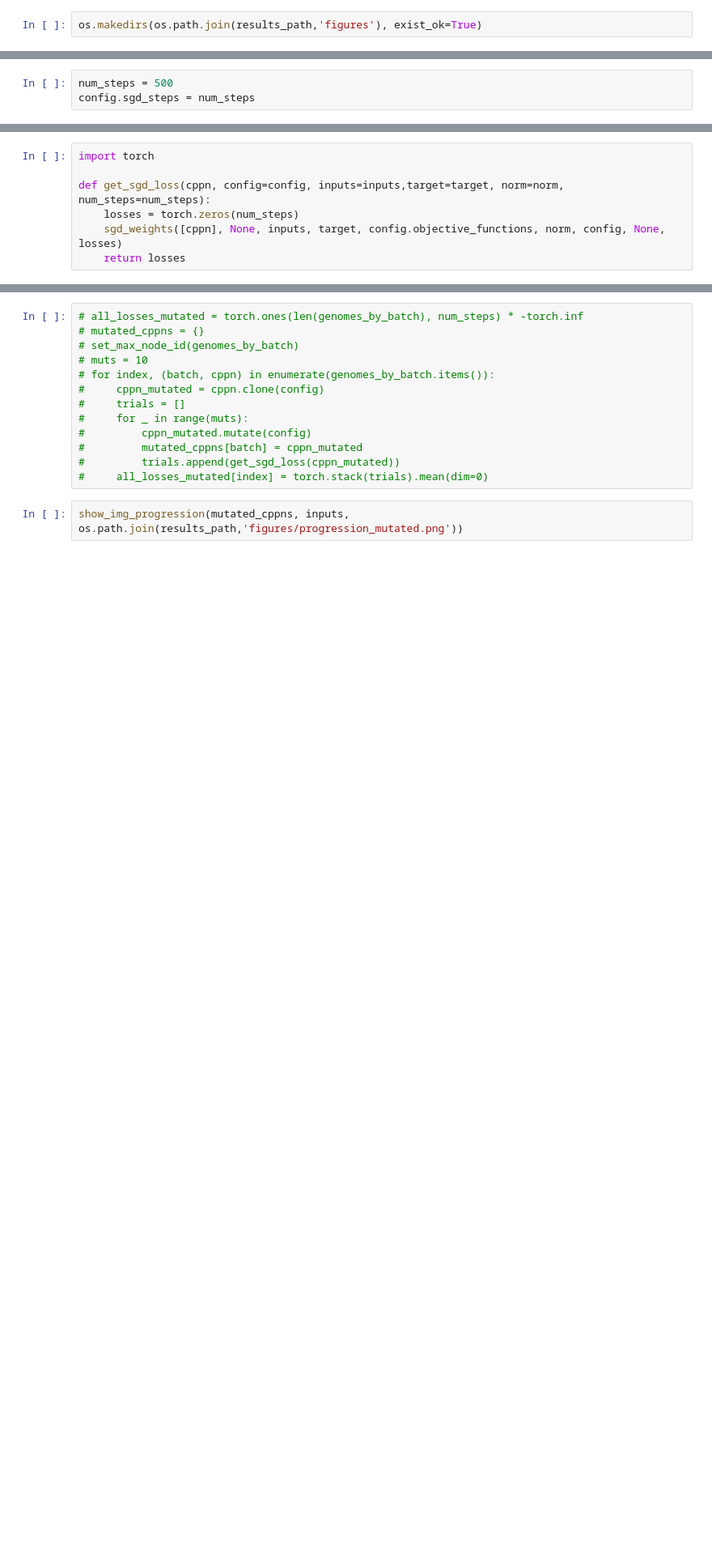
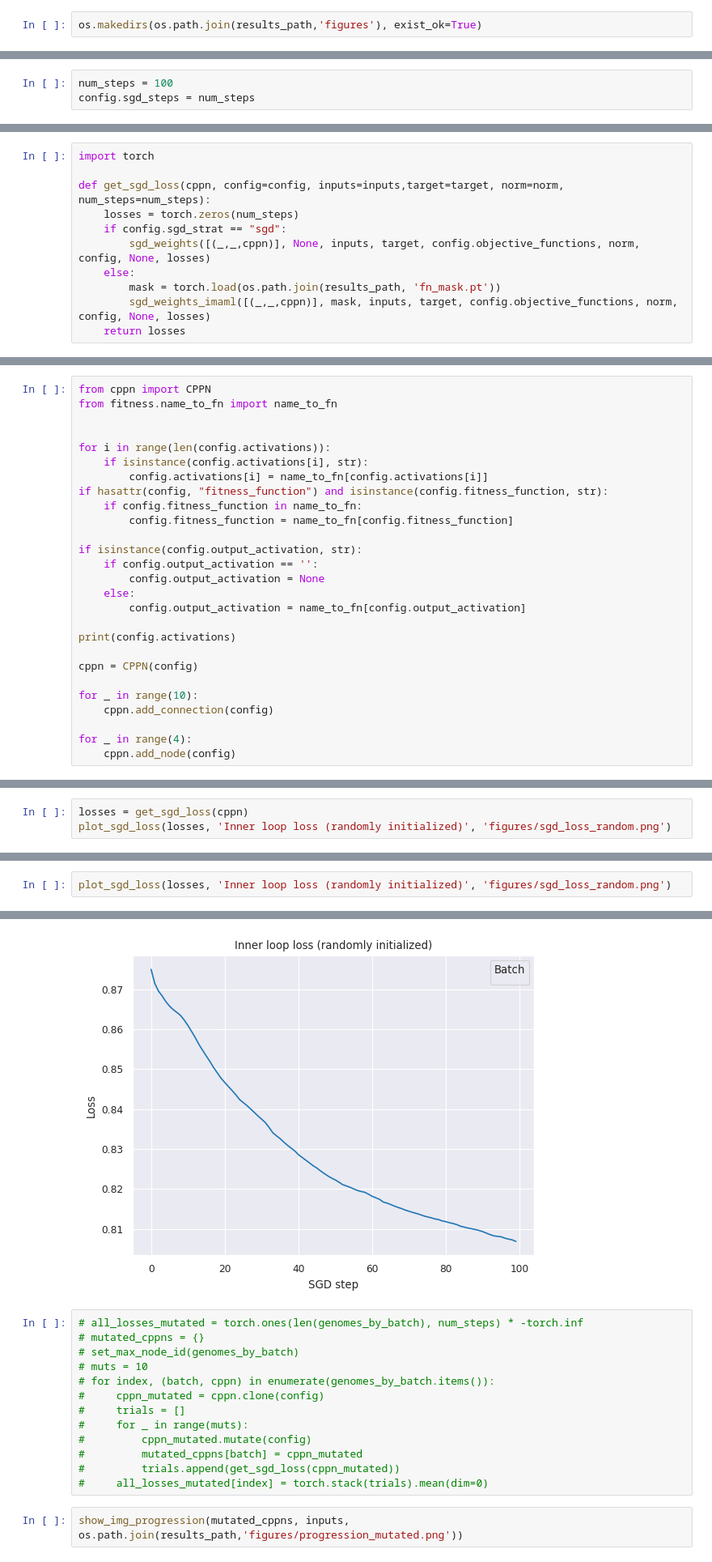
Before and after one commit to uvm-neurobotics-lab/MOVE, a Jupyter notebook: analysis/sgd_curves.ipynb, the cells around one changed output, grey strips where cells are left out. Shown at 81% size. Saved outputs shown, nothing was run; the diff lists cells and outputs as text; blank space fills up the shorter version.

Commit message:
Update SGD experiments and plotting

```diff
--- a/analysis/sgd_curves.ipynb
+++ b/analysis/sgd_curves.ipynb
@@ -40,3 +66,3 @@ show_img_progression(genomes_by_batch, inputs, os.path.join(results_path,'progre
 # %%
-num_steps = 500
+num_steps = 100
 config.sgd_steps = num_steps
@@ -47,6 +71,10 @@ import torch
 
 def get_sgd_loss(cppn, config=config, inputs=inputs,target=target, norm=norm, num_steps=num_steps):
     losses = torch.zeros(num_steps)
-    sgd_weights([cppn], None, inputs, target, config.objective_functions, norm, config, None, losses)
+    if config.sgd_strat == "sgd":
+        sgd_weights([(_,_,cppn)], None, inputs, target, config.objective_functions, norm, config, None, losses)
+    else:
+        mask = torch.load(os.path.join(results_path, 'fn_mask.pt'))
+        sgd_weights_imaml([(_,_,cppn)], mask, inputs, target, config.objective_functions, norm, config, None, losses)
     return losses
 # %%
@@ -83,0 +118,27 @@ plot_sgd_loss(all_losses_unmutated, 'Inner loop loss (unmutated)', 'figures/sgd_
+# %%
+from cppn import CPPN
+from fitness.name_to_fn import name_to_fn
+
+
+for i in range(len(config.activations)):
+    if isinstance(config.activations[i], str):
+        config.activations[i] = name_to_fn[config.activations[i]]
+if hasattr(config, "fitness_function") and isinstance(config.fitness_function, str):
+    if config.fitness_function in name_to_fn:
+        config.fitness_function = name_to_fn[config.fitness_function]
+
+if isinstance(config.output_activation, str):
+    if config.output_activation == '':
+        config.output_activation = None
+    else:
+        config.output_activation = name_to_fn[config.output_activation]
+
+print(config.activations)
+
+cppn = CPPN(config)
+
+for _ in range(10):
+    cppn.add_connection(config)
+
+for _ in range(4):
+    cppn.add_node(config)
@@ -83,0 +147,3 @@ plot_sgd_loss(all_losses_unmutated, 'Inner loop loss (unmutated)', 'figures/sgd_
+# %%
+losses = get_sgd_loss(cppn)
+plot_sgd_loss(losses, 'Inner loop loss (randomly initialized)', 'figures/sgd_loss_random.png')
@@ -83,0 +152,3 @@ plot_sgd_loss(all_losses_unmutated, 'Inner loop loss (unmutated)', 'figures/sgd_
+# %%
+plot_sgd_loss(losses, 'Inner loop loss (randomly initialized)', 'figures/sgd_loss_random.png')
+# %% [output]
@@ -84,3 +157,4 @@ plot_sgd_loss(all_losses_unmutated, 'Inner loop loss (unmutated)', 'figures/sgd_
+[figure, added]
 # %%
 # all_losses_mutated = torch.ones(len(genomes_by_batch), num_steps) * -torch.inf
 # mutated_cppns = {}
```
Also changed, not shown: parts of 14 cells of this notebook, 16 other files.
